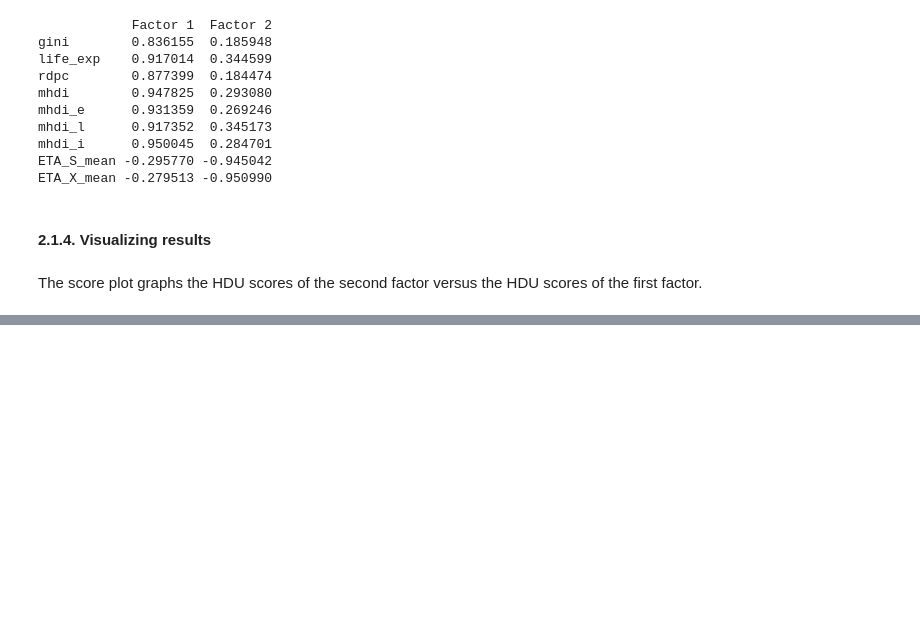
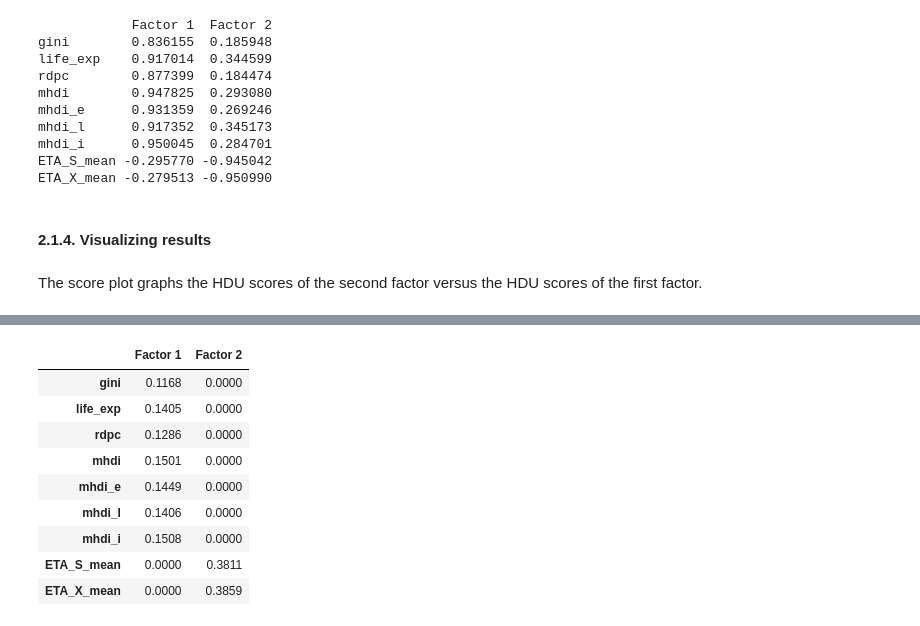
Before and after one commit to gisliany/uber-liveability-natal, a Jupyter notebook: indicator.ipynb, the cells around one changed output, grey strips where cells are left out. Drawn from its saved outputs; the diff is of its cells as text; code cells hidden in the pictures; blank space fills up the shorter version.

```diff
--- a/indicator.ipynb
+++ b/indicator.ipynb
@@ -287,0 +309,17 @@ dtype: float64
+# %%
+%%skip $skip_cell
+
+# the intermidiate factors, which include the n largest factor loadings and zero the rest of the elements
+intermediate_factors = factor_loadings_df.applymap(lambda x: 0 if x not in largest.values else x)
+display(intermediate_factors)
+# %% [output]
+|  | Factor 1 | Factor 2 |
+| gini | 0.1168 | 0.0000 |
+| life_exp | 0.1405 | 0.0000 |
+| rdpc | 0.1286 | 0.0000 |
+| mhdi | 0.1501 | 0.0000 |
+| mhdi_e | 0.1449 | 0.0000 |
+| mhdi_l | 0.1406 | 0.0000 |
+| mhdi_i | 0.1508 | 0.0000 |
+| ETA_S_mean | 0.0000 | 0.3811 |
+| ETA_X_mean | 0.0000 | 0.3859 |
```
Also changed, not shown: parts of 19 cells of this notebook.
